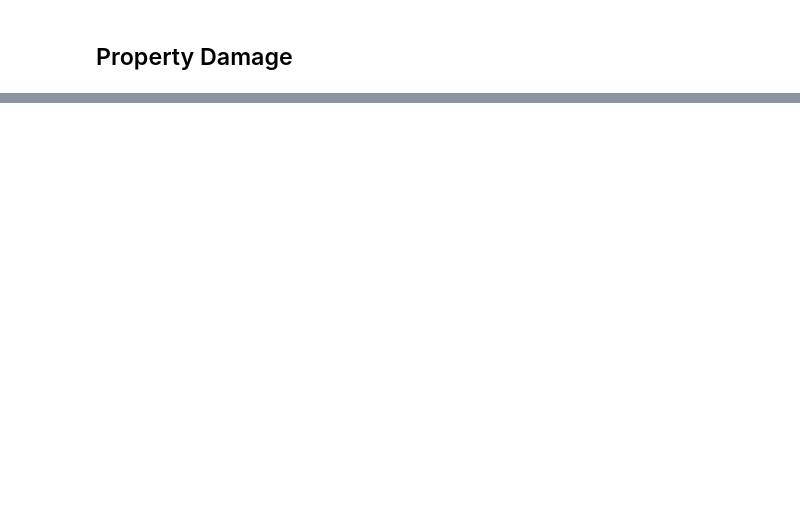
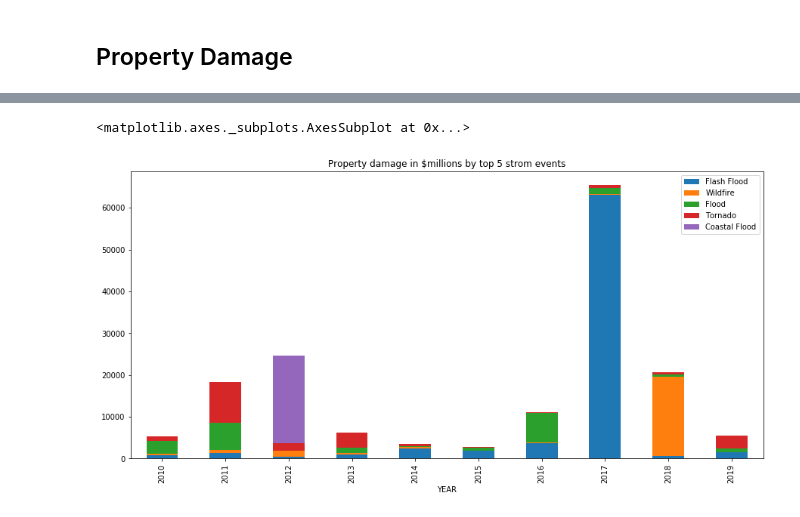
Before and after one commit to alwz1/storm-events, a Jupyter notebook: storm_events.ipynb, the cells around one changed output, grey strips where cells are left out. Drawn from its saved outputs; the diff is of its cells as text; code cells hidden in the pictures; blank space fills up the shorter version.

```diff
--- a/storm_events.ipynb
+++ b/storm_events.ipynb
@@ -198,6 +352,9 @@ df_yearly_damage
 # %%
 df_yearly_damage.plot(kind = 'bar',
-                      stacked = False,
-                      logy = True,
+                      stacked = True,
+                      logy = False,
                       title = 'Property damage in $millions by top 5 strom events',
                       figsize = (15,7))
+# %% [output]
+<matplotlib.axes._subplots.AxesSubplot at 0x...>
+[figure, added]
```
Also changed, not shown: parts of 30 cells of this notebook, 1 other file.
